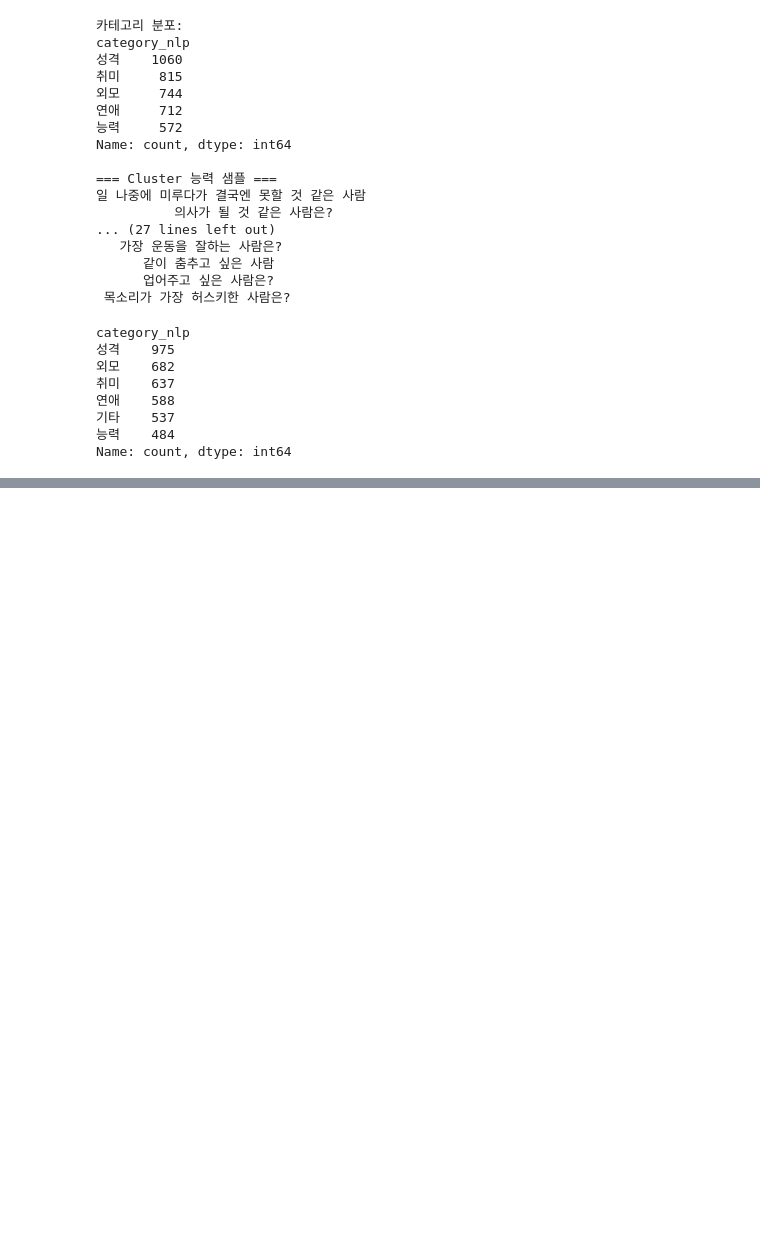
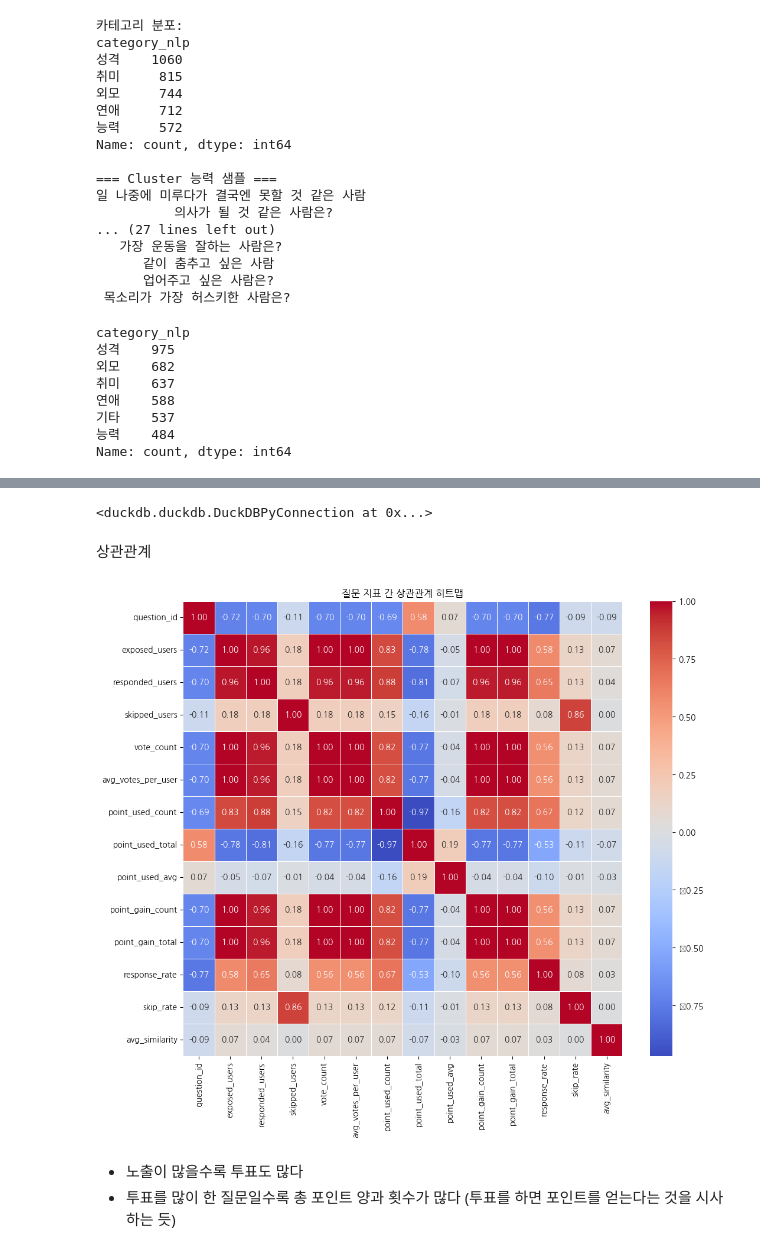
Before and after one commit to goheejieuri/final_project_team3, a Jupyter notebook: eunji.ipynb, the cells around one changed output, grey strips where cells are left out. Cells and saved outputs as stored; diff of their text form; code cells hidden in the pictures; blank space fills up the shorter version.

```diff
--- a/eunji.ipynb
+++ b/eunji.ipynb
@@ -1493,0 +1496,3 @@ result_df[result_df["question"].str.contains("휴대폰 배터리")].head(10)
+# %%
+category_df = result_df.copy()
+category_df.head(1)
@@ -1493,0 +1512,3 @@ result_df[result_df["question"].str.contains("휴대폰 배터리")].head(10)
+# %%
+question_metrics_df = question_df.merge(category_df[["question", "category_nlp", "max_similarity"]], left_on="question_text", right_on="question", how="left")
+question_metrics_df = question_metrics_df.merge(vote_point_df, on=["question_id", "user_id", "question_piece_id"], suffixes=("", "_vote"))
@@ -1493,0 +1570,22 @@ result_df[result_df["question"].str.contains("휴대폰 배터리")].head(10)
+# %%
+# DuckDB에 데이터프레임 저장
+mem_con.execute("""
+    COPY agg_df TO 'gs://sprintda07-gohee-bucket/final_project/최종프로젝트_데이터(parquet)/votes/final_question_df.parquet' (FORMAT PARQUET);
+""")
+# %% [output]
+<duckdb.duckdb.DuckDBPyConnection at 0x...>
+# %% [markdown]
+상관관계
+# %%
+num_cols = agg_df.select_dtypes(include='number')
+corr_matrix = num_cols.corr()
+
+plt.figure(figsize=(12, 10))
+sns.heatmap(corr_matrix, annot=True, cmap='coolwarm', fmt=".2f", linewidths=0.5)
+plt.title("질문 지표 간 상관관계 히트맵")
+plt.show()
+# %% [output]
+[figure, added]
+# %% [markdown]
+- 노출이 많을수록 투표도 많다
+- 투표를 많이 한 질문일수록 총 포인트 양과 횟수가 많다 (투표를 하면 포인트를 얻는다는 것을 시사하는 듯)
```
Also changed, not shown: parts of 5 cells of this notebook.
